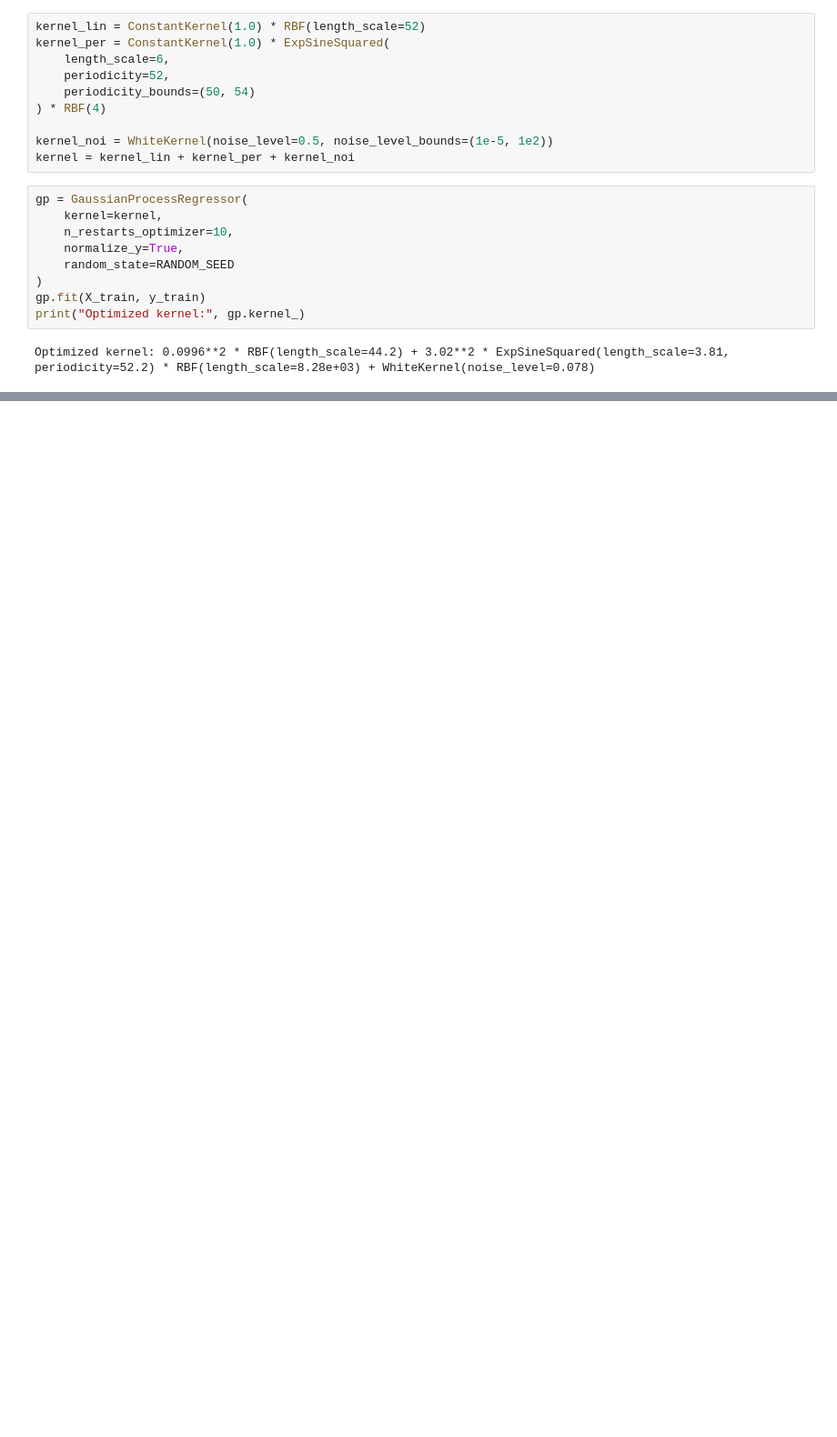
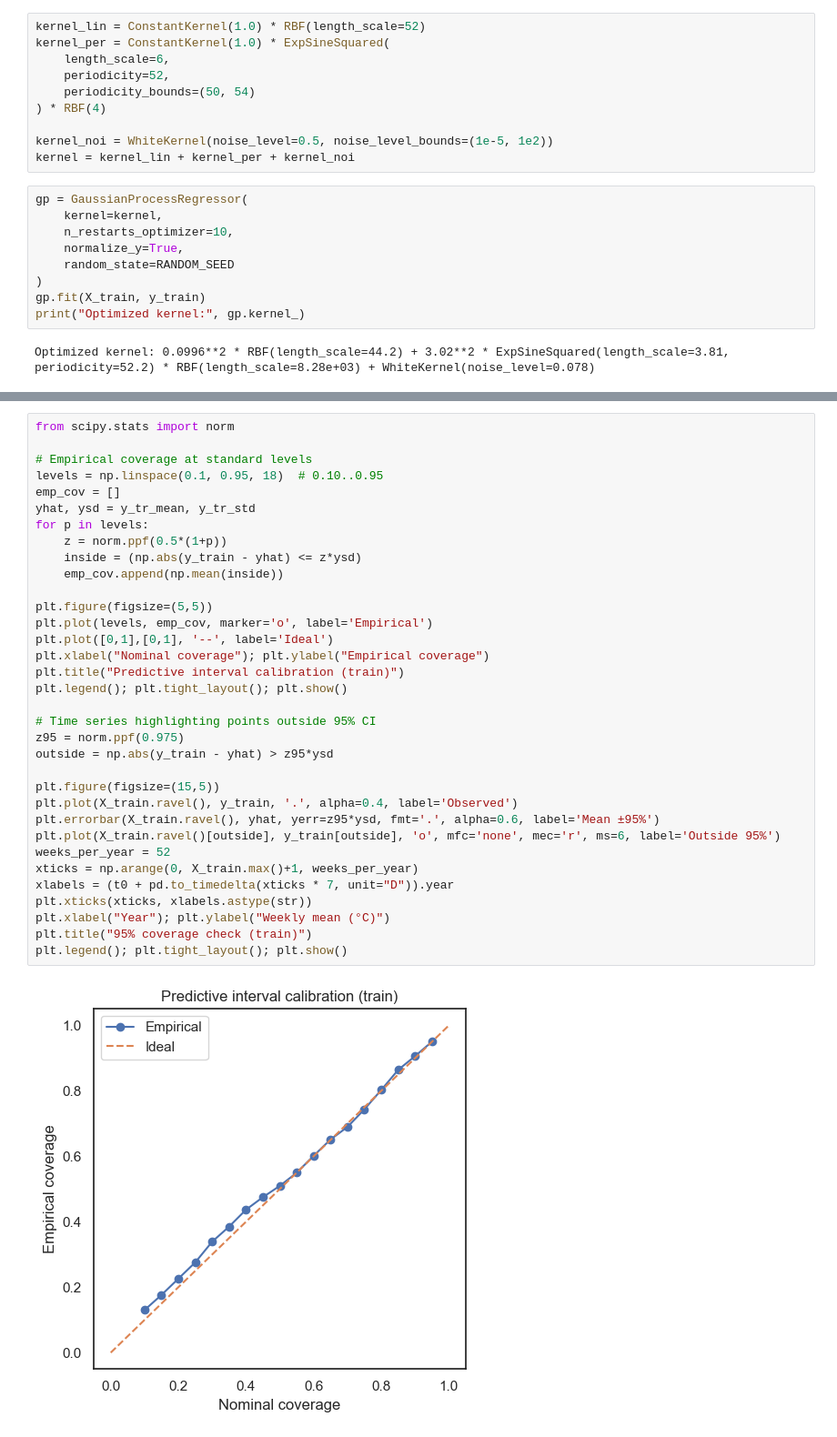
Before and after one commit to EthanGTJones/STAT3008-Group-Project, a Jupyter notebook: weather_data.ipynb, the cells around one changed output, grey strips where cells are left out. Shown at 91% size. Cells and saved outputs as stored; diff of their text form; blank space fills up the shorter version.

```diff
--- a/weather_data.ipynb
+++ b/weather_data.ipynb
@@ -192,0 +321,36 @@ plt.show()
+# %%
+from scipy.stats import norm
+
+# Empirical coverage at standard levels
+levels = np.linspace(0.1, 0.95, 18)  # 0.10..0.95
+emp_cov = []
+yhat, ysd = y_tr_mean, y_tr_std
+for p in levels:
+    z = norm.ppf(0.5*(1+p))
+    inside = (np.abs(y_train - yhat) <= z*ysd)
+    emp_cov.append(np.mean(inside))
+
+plt.figure(figsize=(5,5))
+plt.plot(levels, emp_cov, marker='o', label='Empirical')
+plt.plot([0,1],[0,1], '--', label='Ideal')
+plt.xlabel("Nominal coverage"); plt.ylabel("Empirical coverage")
+plt.title("Predictive interval calibration (train)")
+plt.legend(); plt.tight_layout(); plt.show()
+
+# Time series highlighting points outside 95% CI
+z95 = norm.ppf(0.975)
+outside = np.abs(y_train - yhat) > z95*ysd
+
+plt.figure(figsize=(15,5))
+plt.plot(X_train.ravel(), y_train, '.', alpha=0.4, label='Observed')
+plt.errorbar(X_train.ravel(), yhat, yerr=z95*ysd, fmt='.', alpha=0.6, label='Mean ±95%')
+plt.plot(X_train.ravel()[outside], y_train[outside], 'o', mfc='none', mec='r', ms=6, label='Outside 95%')
+weeks_per_year = 52
+xticks = np.arange(0, X_train.max()+1, weeks_per_year)
+xlabels = (t0 + pd.to_timedelta(xticks * 7, unit="D")).year
+plt.xticks(xticks, xlabels.astype(str))
+plt.xlabel("Year"); plt.ylabel("Weekly mean (°C)")
+plt.title("95% coverage check (train)")
+plt.legend(); plt.tight_layout(); plt.show()
+# %% [output]
+[figure, added]
```
Also changed, not shown: parts of 10 cells of this notebook.
